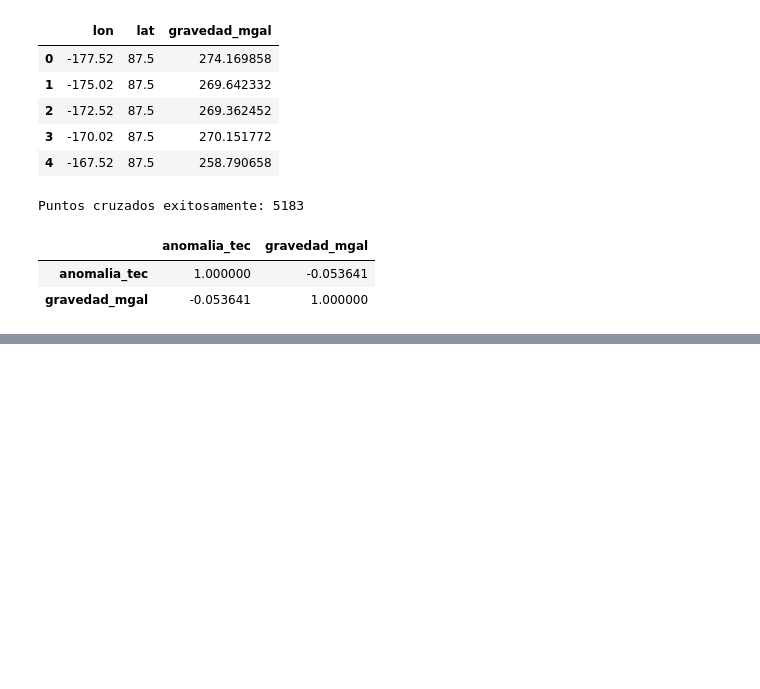
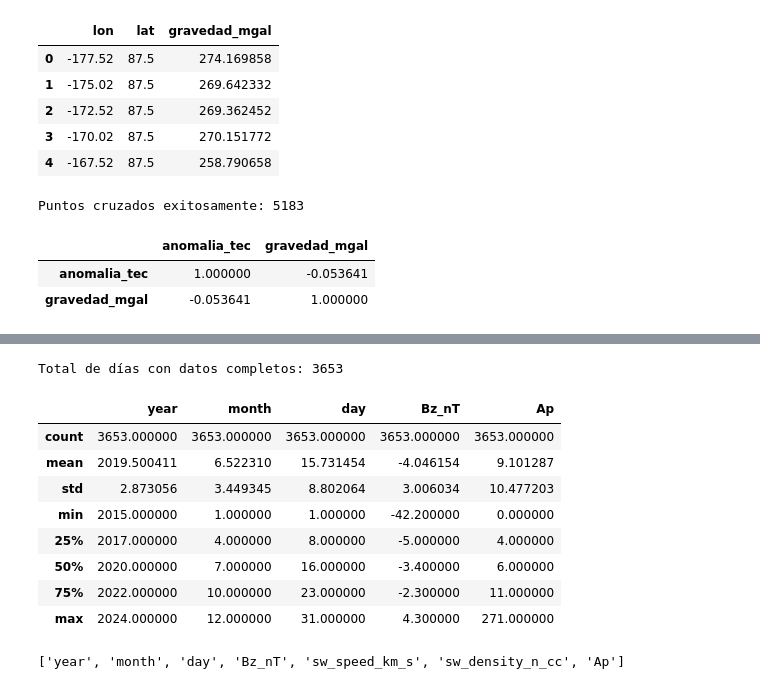
Before and after one commit to vicho654ust-hub/portafolio-clima-espacial, a Jupyter notebook: 1.mvp_viento_solar_ap.ipynb, the cells around one changed output, grey strips where cells are left out. Drawn from its saved outputs; the diff is of its cells as text; code cells hidden in the pictures; blank space fills up the shorter version.

```diff
--- a/1.mvp_viento_solar_ap.ipynb
+++ b/1.mvp_viento_solar_ap.ipynb
@@ -377,0 +521,32 @@ Puntos cruzados exitosamente: 5183
+# %%
+# Limpiamos también el valor faltante de velocidad (9999.0 en el archivo original)
+df_wind_completo["sw_speed_km_s"] = df_wind_completo["sw_speed_km_s"].replace(9999.0, pd.NA)
+
+# Repetimos el agrupado, esta vez con ambas columnas ya limpias
+wind_diario_completo = df_wind_completo.groupby(["year", "month", "day_real"]).agg(
+    Bz_nT=("Bz_nT", "min"),
+    sw_speed_km_s=("sw_speed_km_s", "max"),
+    sw_density_n_cc=("sw_density_n_cc", "mean")
+).reset_index()
+wind_diario_completo = wind_diario_completo.rename(columns={"day_real": "day"})
+
+dataset_final = pd.merge(wind_diario_completo, ap_completo, on=["year", "month", "day"])
+dataset_final = dataset_final.dropna(subset=["sw_speed_km_s", "sw_density_n_cc"])
+
+print(f"Total de días con datos completos: {len(dataset_final)}")
+dataset_final.describe()
+# %% [output]
+Total de días con datos completos: 3653
+|  | year | month | day | Bz_nT | Ap |
+| count | 3653.000000 | 3653.000000 | 3653.000000 | 3653.000000 | 3653.000000 |
+| mean | 2019.500411 | 6.522310 | 15.731454 | -4.046154 | 9.101287 |
+| std | 2.873056 | 3.449345 | 8.802064 | 3.006034 | 10.477203 |
+| min | 2015.000000 | 1.000000 | 1.000000 | -42.200000 | 0.000000 |
+| 25% | 2017.000000 | 4.000000 | 8.000000 | -5.000000 | 4.000000 |
+| 50% | 2020.000000 | 7.000000 | 16.000000 | -3.400000 | 6.000000 |
+| 75% | 2022.000000 | 10.000000 | 23.000000 | -2.300000 | 11.000000 |
+| max | 2024.000000 | 12.000000 | 31.000000 | 4.300000 | 271.000000 |
+# %%
+print(dataset_final.columns.tolist())
+# %% [output]
+['year', 'month', 'day', 'Bz_nT', 'sw_speed_km_s', 'sw_density_n_cc', 'Ap']
```
Also changed, not shown: parts of 8 cells of this notebook.
